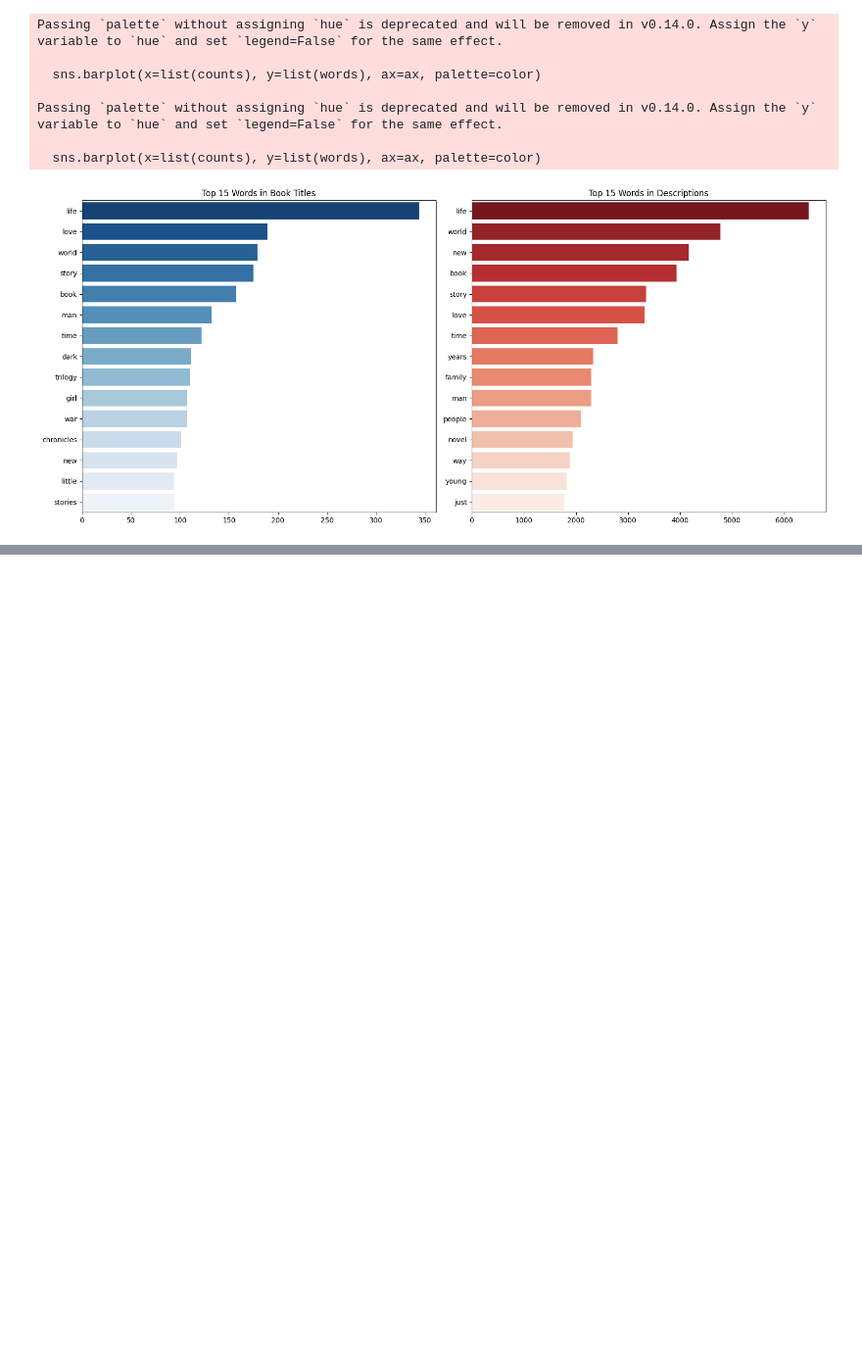
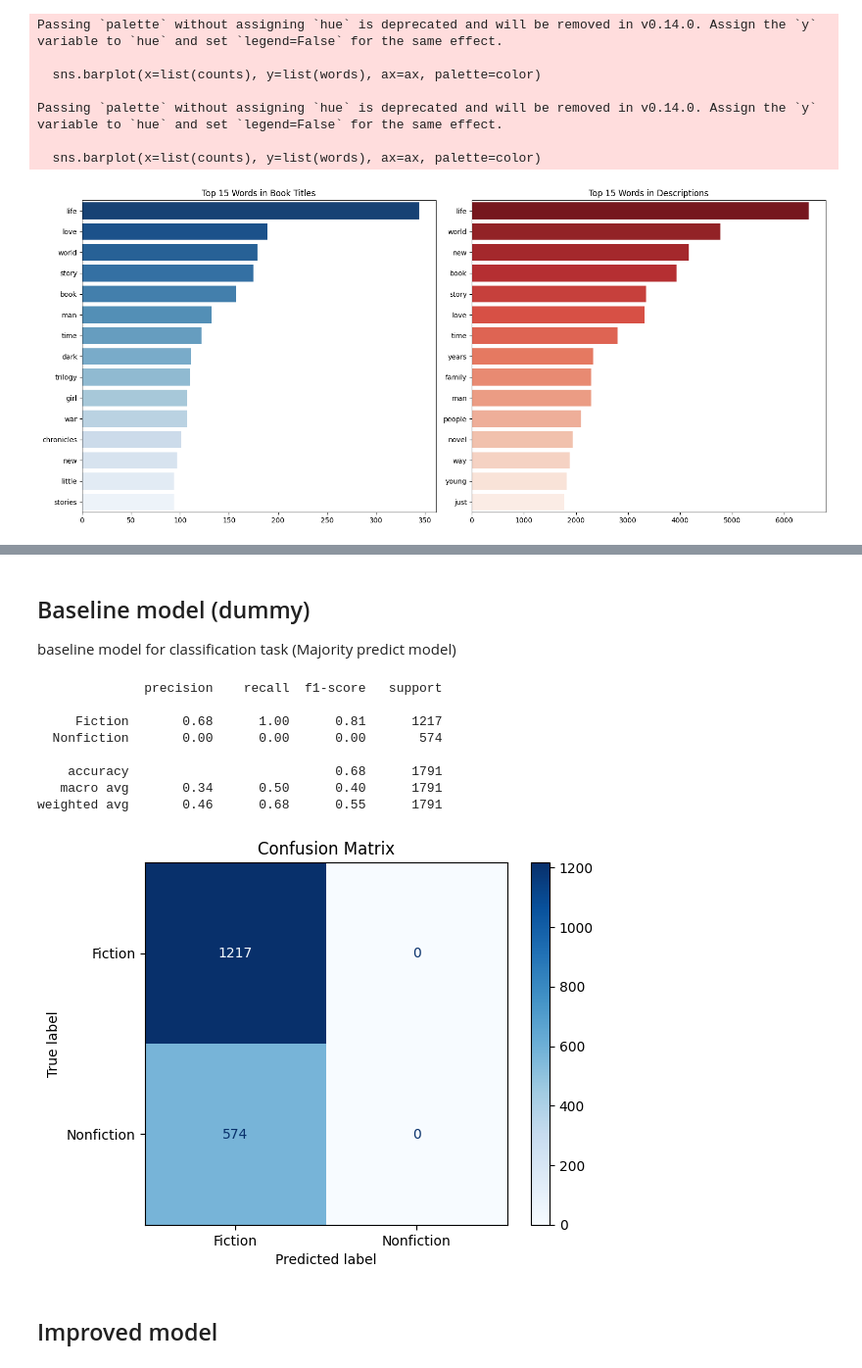
Before and after one commit to Yaser0l/Project-1, a Jupyter notebook: notebooks/EDA.ipynb, the cells around one changed output, grey strips where cells are left out. Shown at 98% size. Drawn from its saved outputs; the diff is of its cells as text; code cells hidden in the pictures; blank space fills up the shorter version.

Commit message:
Finished draft of EDA report

```diff
--- a/notebooks/EDA.ipynb
+++ b/notebooks/EDA.ipynb
@@ -415,0 +475,10 @@ New shape: (9040, 4)
+# %%
+# Create a merged text column (book + description)
+df_final["book_desc"] = (
+    df_final["book"].fillna("").astype(str).str.strip()
+    + " "
+    + df_final["description"].fillna("").astype(str).str.strip()
+).str.strip()
+
+df_final = df_final.drop(columns=["book", "description"])
+df_final.head()
@@ -415,0 +536,44 @@ New shape: (9040, 4)
+# %% [markdown]
+## Baseline model (dummy)
+baseline model for classification task (Majority predict model)
+# %%
+from sklearn.dummy import DummyClassifier
+from sklearn.model_selection import train_test_split
+from sklearn.metrics import classification_report, confusion_matrix, ConfusionMatrixDisplay
+# Your data
+texts = df_final["book_desc"]   # documents
+labels = df_final["genre_group"]  # Fiction / Nonfiction / Historical
+
+# Split
+dummy_X_train, dummy_X_test, dummy_y_train, dummy_y_test = train_test_split(
+    texts, labels, test_size=0.2, random_state=42, stratify=labels
+)
+
+# Majority class model
+baseline = DummyClassifier(strategy="most_frequent")
+
+# Train (it just learns the most common label)
+baseline.fit(dummy_X_train, dummy_y_train)
+
+# Predict
+dummyy_pred = baseline.predict(dummy_X_test)
+
+# Evaluate
+print(classification_report(dummy_y_test, dummyy_pred))
+cm = confusion_matrix(dummy_y_test, dummyy_pred)
+disp = ConfusionMatrixDisplay(confusion_matrix=cm, display_labels=["Fiction", "Nonfiction"])
+disp.plot(cmap='Blues')
+plt.title("Confusion Matrix")
+plt.show()
+# %% [output]
+              precision    recall  f1-score   support
+
+     Fiction       0.68      1.00      0.81      1217
+  Nonfiction       0.00      0.00      0.00       574
+
+    accuracy                           0.68      1791
+   macro avg       0.34      0.50      0.40      1791
+weighted avg       0.46      0.68      0.55      1791
+[figure, added]
+# %% [markdown]
+## Improved model
```
Also changed, not shown: parts of 26 cells of this notebook.
